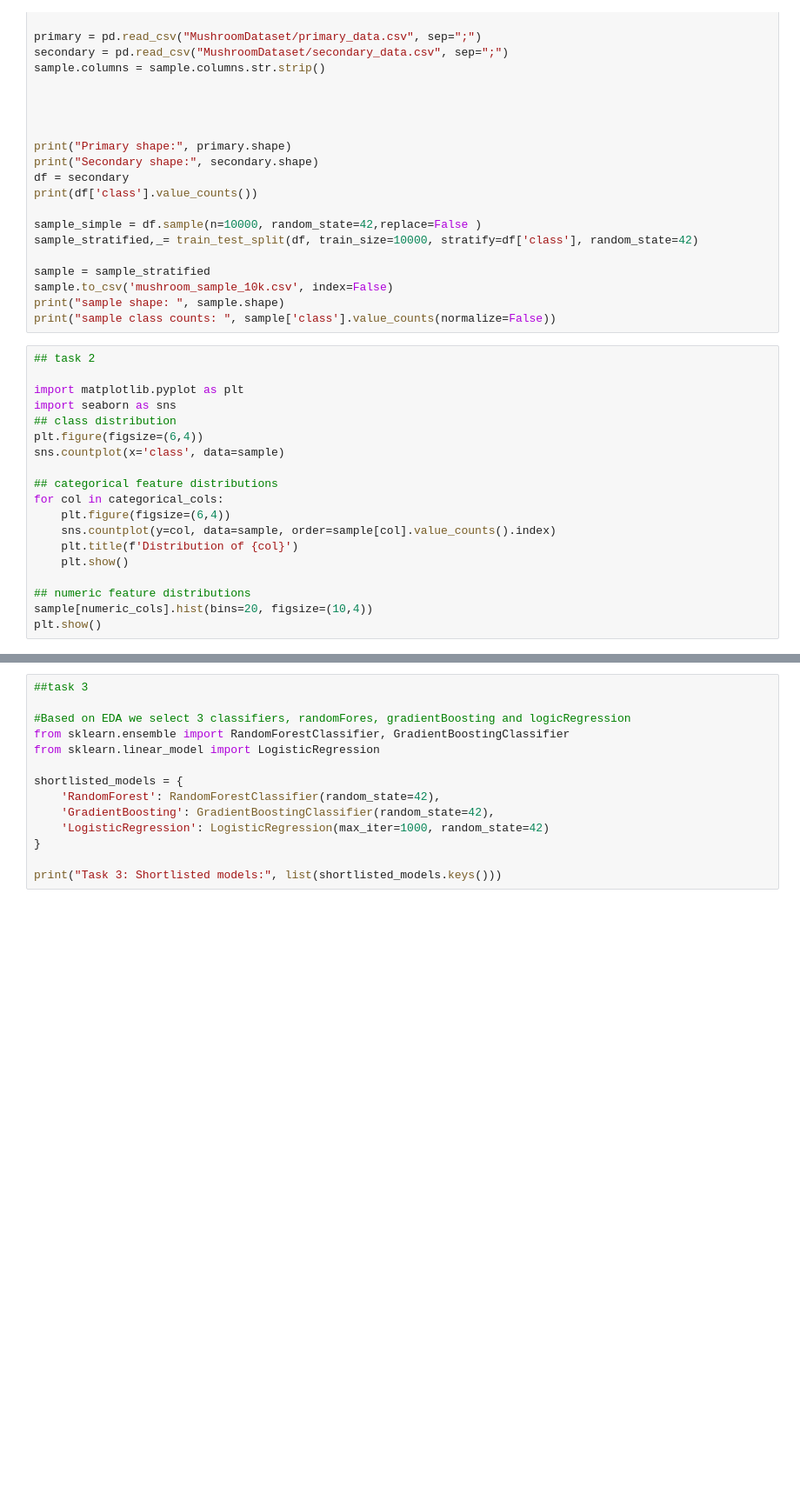
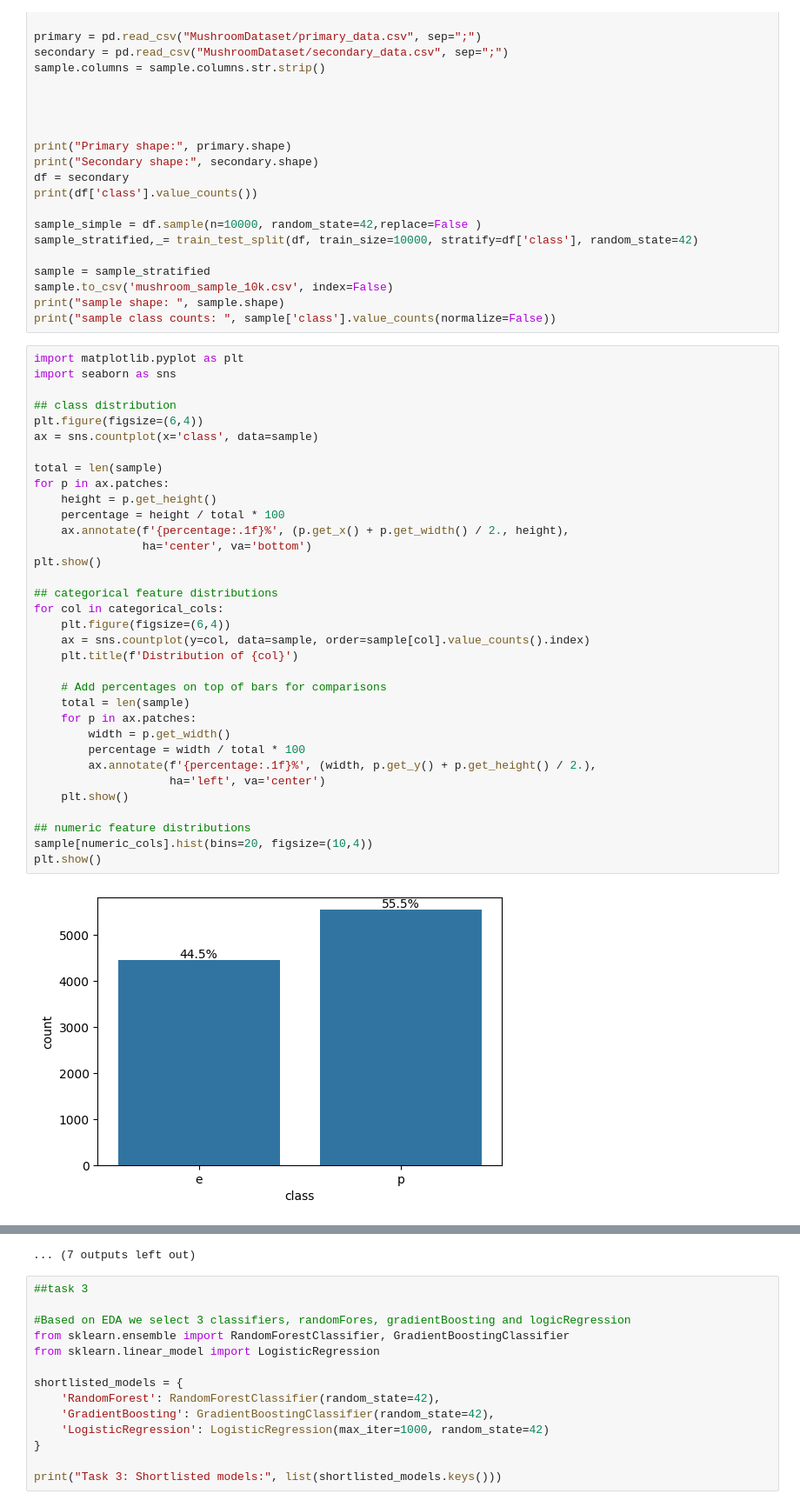
Before and after one commit to Ginge1204/Assesment2-4049, a Jupyter notebook: notebook.ipynb, the cells around one changed output, grey strips where cells are left out. Shown: that part at 87% size. Saved outputs shown, nothing was run; the diff lists cells and outputs as text; blank space fills up the shorter version.

Commit message:
added percentages to the tables in task2 for comparisons in the write up

```diff
--- a/notebook.ipynb
+++ b/notebook.ipynb
@@ -35,21 +35,38 @@ sample.to_csv('mushroom_sample_10k.csv', index=False)
 print("sample shape: ", sample.shape)
 print("sample class counts: ", sample['class'].value_counts(normalize=False))
 # %%
-## task 2
-
 import matplotlib.pyplot as plt
 import seaborn as sns
+
 ## class distribution
 plt.figure(figsize=(6,4))
-sns.countplot(x='class', data=sample)
+ax = sns.countplot(x='class', data=sample)
+
+total = len(sample)
+for p in ax.patches:
+    height = p.get_height()
+    percentage = height / total * 100
+    ax.annotate(f'{percentage:.1f}%', (p.get_x() + p.get_width() / 2., height),
+                ha='center', va='bottom')
+plt.show()
 
 ## categorical feature distributions
 for col in categorical_cols:
     plt.figure(figsize=(6,4))
-    sns.countplot(y=col, data=sample, order=sample[col].value_counts().index)
+    ax = sns.countplot(y=col, data=sample, order=sample[col].value_counts().index)
     plt.title(f'Distribution of {col}')
+
+    # Add percentages on top of bars for comparisons
+    total = len(sample)
+    for p in ax.patches:
+        width = p.get_width()
+        percentage = width / total * 100
+        ax.annotate(f'{percentage:.1f}%', (width, p.get_y() + p.get_height() / 2.),
+                    ha='left', va='center')
     plt.show()
 
 ## numeric feature distributions
 sample[numeric_cols].hist(bins=20, figsize=(10,4))
 plt.show()
+# %% [output]
+[figure, added]
@@ -56,3 +84,4 @@ plt.show()
+... (7 outputs left out)
 # %%
 ##task 3
 
```
Also changed, not shown: parts of 1 cell of this notebook.
